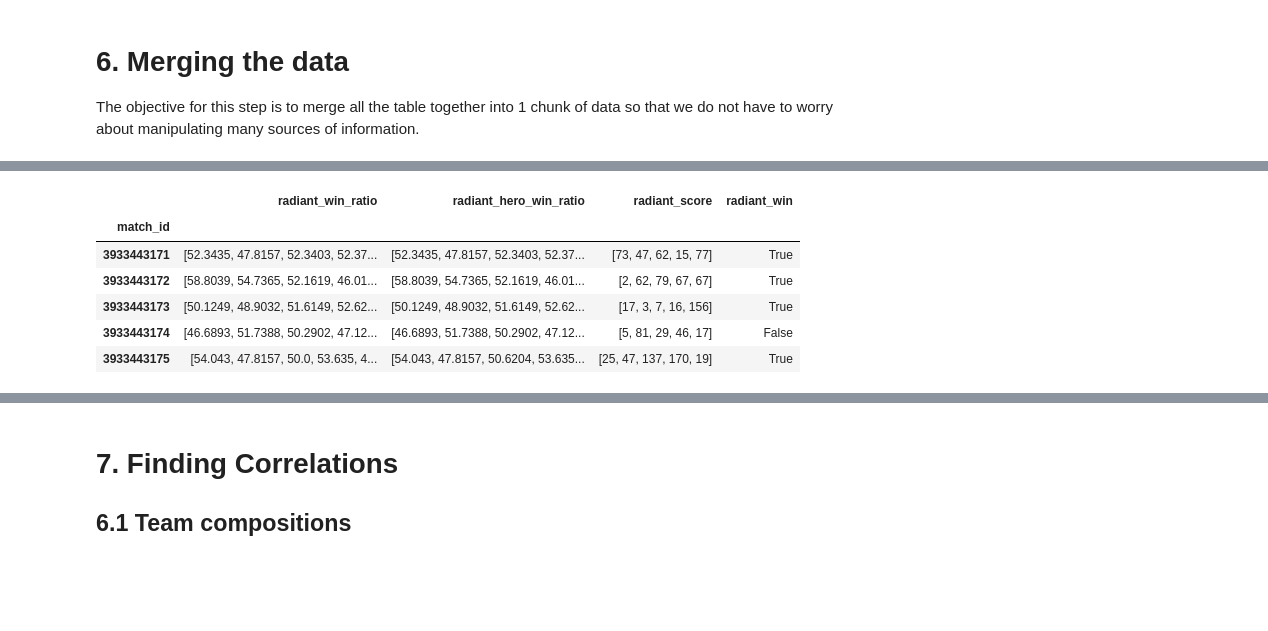
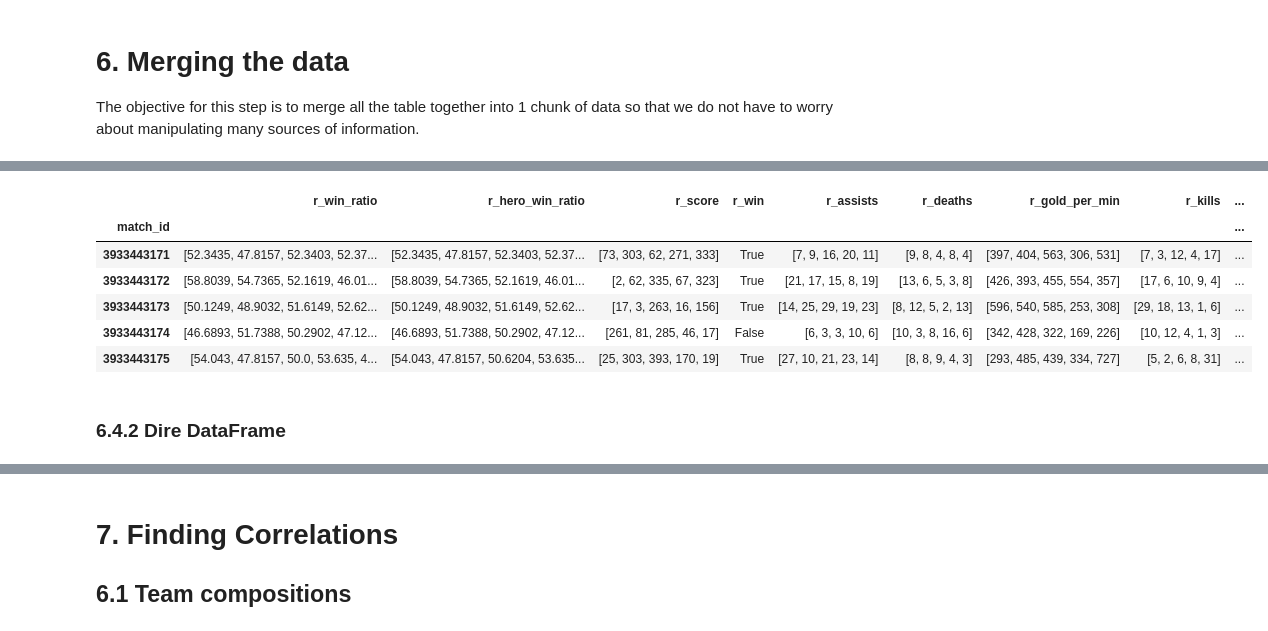
Before and after one commit to Samuel-Campbell/dota2, a Jupyter notebook: src/Dota2_Analysis.ipynb, the cells around one changed output, grey strips where cells are left out. Saved outputs shown, nothing was run; the diff lists cells and outputs as text; code cells hidden in the pictures; blank space fills up the shorter version.

```diff
--- a/src/Dota2_Analysis.ipynb
+++ b/src/Dota2_Analysis.ipynb
@@ -752,0 +723,7 @@ match_df.head()
+# %%
+match_df = pd.DataFrame(raw_match_data).transpose()
+match_df = match_df[['human_players', 'radiant_win', 'duration', 'tower_status_radiant', 'tower_status_dire',
+                     'barracks_status_dire', 'barracks_status_radiant', 'radiant_score', 'dire_score']]
+match_df = match_df.reset_index()
+match_df = match_df.rename({'index':'match_id'}, axis='columns')
+match_df.head()
@@ -832,7 +827,12 @@ drop_columns = [
     'hero_healing',
     'tower_damage',
     'additional_units',
-    'leaver_status'
+    'leaver_status',
+    'denies',
+    'scaled_hero_damage',
+    'scaled_hero_healing',
+    'scaled_tower_damage',
+    'gold_spent'
 ]
 
 players_df = players_df.drop(columns = drop_columns)
@@ -996,5 +971,0 @@ There we go! All the data that we would potentially want is structured into 1 ta
-# %%
-player_df['radiant_win'] = ((player_df['radiant_win'] == True) & (player_df['player_slot'] < 10) |
- (player_df['radiant_win'] == False) & (player_df['player_slot'] > 10))
-player_df = player_df.rename({'radiant_win':'win_lost'}, axis='columns')
-player_df.head()
@@ -1011,3 +975,4 @@ player_df.head()
 # %%
 player_df['kda'].fillna(player_df['hero_kda'], inplace=True)
 player_df['win_ratio'].fillna(player_df['hero_win_ratio'], inplace=True)
+player_df['games_played'].fillna(player_df['hero_games_played'], inplace=True)
@@ -1016,26 +999,48 @@ player_df['win_ratio'].fillna(player_df['hero_win_ratio'], inplace=True)
 # %%
 df = player_df[player_df['player_slot'] < 50]
 radiant_df = df.groupby('match_id').agg({
     'win_ratio': lambda x: list(x),
     'hero_win_ratio': lambda x: list(x),
     'score': lambda x: list(x),
-    'win_lost':  lambda x: list(x)[0]
+    'radiant_win':  lambda x: list(x)[0],
+    'assists': lambda x: list(x),
+    'deaths': lambda x: list(x),
+    'gold_per_min': lambda x: list(x),
+    'kills': lambda x: list(x),
+    'level': lambda x: list(x),
+    'xp_per_min': lambda x: list(x),
+    'duration': lambda x: list(x)[0],
+    'tower_status_radiant': lambda x: list(x)[0] ,
+    'barracks_status_radiant': lambda x: list(x)[0],
+    'last_hits': lambda x: list(x)
 })
 radiant_df = radiant_df.rename({
-    'win_ratio':'radiant_win_ratio',
-    'hero_win_ratio': 'radiant_hero_win_ratio',
-    'score': 'radiant_score',
-    'win_lost': 'radiant_win'
+    'win_ratio': 'r_win_ratio',
+    'hero_win_ratio': 'r_hero_win_ratio',
+    'score': 'r_score',
+    'radiant_win':  'r_win',
+    'assists': 'r_assists',
+    'deaths': 'r_deaths',
+    'gold_per_min': 'r_gold_per_min',
+    'kills': 'r_kills',
+    'level': 'r_level',
+    'xp_per_min': 'r_xp_per_min',
+    'duration': 'r_duration',
+    'tower_status_radiant': 'r_tower_status',
+    'barracks_status_radiant': 'r_barracks_status',
+    'last_hits': 'r_last_hits'
 }, axis='columns')
 radiant_df.head()
 # %% [output]
-|  | radiant_win_ratio | radiant_hero_win_ratio | radiant_score | radiant_win |
-| match_id |  |  |  |  |
-| 3933443171 | [52.3435, 47.8157, 52.3403, 52.37... | [52.3435, 47.8157, 52.3403, 52.37... | [73, 47, 62, 15, 77] | True |
-| 3933443172 | [58.8039, 54.7365, 52.1619, 46.01... | [58.8039, 54.7365, 52.1619, 46.01... | [2, 62, 79, 67, 67] | True |
-| 3933443173 | [50.1249, 48.9032, 51.6149, 52.62... | [50.1249, 48.9032, 51.6149, 52.62... | [17, 3, 7, 16, 156] | True |
-| 3933443174 | [46.6893, 51.7388, 50.2902, 47.12... | [46.6893, 51.7388, 50.2902, 47.12... | [5, 81, 29, 46, 17] | False |
-| 3933443175 | [54.043, 47.8157, 50.0, 53.635, 4... | [54.043, 47.8157, 50.6204, 53.635... | [25, 47, 137, 170, 19] | True |
+|  | r_win_ratio | r_hero_win_ratio | r_score | r_win | r_assists | r_deaths | r_gold_per_min | r_kills | ... |
+| match_id |  |  |  |  |  |  |  |  | ... |
+| 3933443171 | [52.3435, 47.8157, 52.3403, 52.37... | [52.3435, 47.8157, 52.3403, 52.37... | [73, 303, 62, 271, 333] | True | [7, 9, 16, 20, 11] | [9, 8, 4, 8, 4] | [397, 404, 563, 306, 531] | [7, 3, 12, 4, 17] | ... |
+| 3933443172 | [58.8039, 54.7365, 52.1619, 46.01... | [58.8039, 54.7365, 52.1619, 46.01... | [2, 62, 335, 67, 323] | True | [21, 17, 15, 8, 19] | [13, 6, 5, 3, 8] | [426, 393, 455, 554, 357] | [17, 6, 10, 9, 4] | ... |
+| 3933443173 | [50.1249, 48.9032, 51.6149, 52.62... | [50.1249, 48.9032, 51.6149, 52.62... | [17, 3, 263, 16, 156] | True | [14, 25, 29, 19, 23] | [8, 12, 5, 2, 13] | [596, 540, 585, 253, 308] | [29, 18, 13, 1, 6] | ... |
+| 3933443174 | [46.6893, 51.7388, 50.2902, 47.12... | [46.6893, 51.7388, 50.2902, 47.12... | [261, 81, 285, 46, 17] | False | [6, 3, 3, 10, 6] | [10, 3, 8, 16, 6] | [342, 428, 322, 169, 226] | [10, 12, 4, 1, 3] | ... |
+| 3933443175 | [54.043, 47.8157, 50.0, 53.635, 4... | [54.043, 47.8157, 50.6204, 53.635... | [25, 303, 393, 170, 19] | True | [27, 10, 21, 23, 14] | [8, 8, 9, 4, 3] | [293, 485, 439, 334, 727] | [5, 2, 6, 8, 31] | ... |
+# %% [markdown]
+### 6.4.2 Dire DataFrame
 # %%
 df = player_df[player_df['player_slot'] > 50]
 dire_df = df.groupby('match_id').agg({
```
Also changed, not shown: parts of 53 cells of this notebook, 3 other files.
